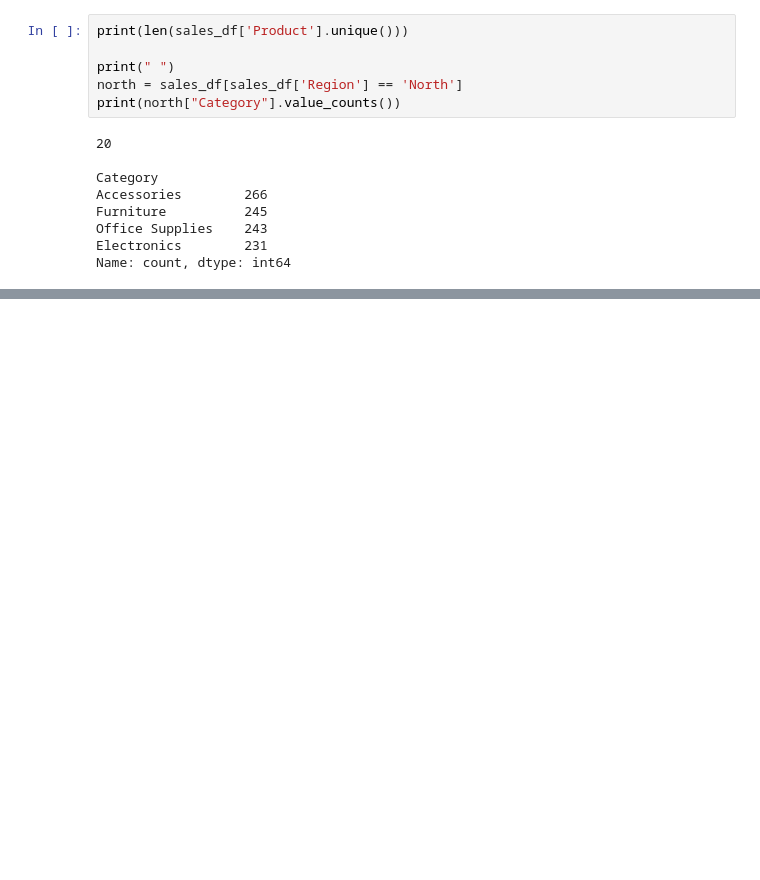
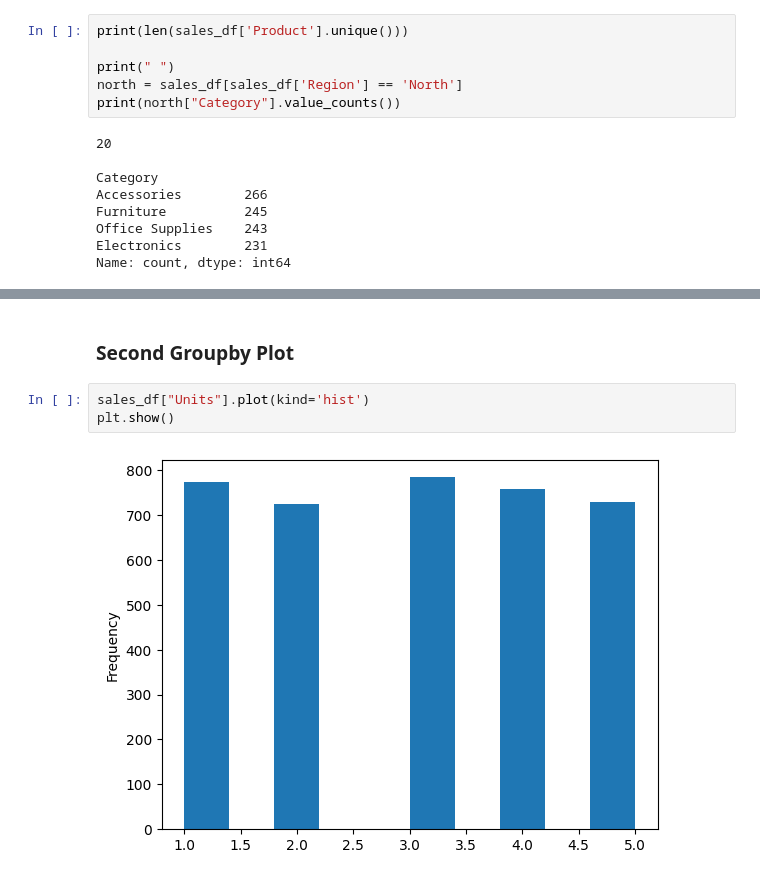
Before and after one commit to adalei1801/unit-3-data-science, a Jupyter notebook: 01_pandas.ipynb, the cells around one changed output, grey strips where cells are left out. Cells and saved outputs as stored; diff of their text form; blank space fills up the shorter version.

```diff
--- a/01_pandas.ipynb
+++ b/01_pandas.ipynb
@@ -418,0 +471,7 @@ Name: count, dtype: int64
+# %% [markdown]
+### Second Groupby Plot
+# %%
+sales_df["Units"].plot(kind='hist')
+plt.show()
+# %% [output]
+[figure, added]
```
Also changed, not shown: parts of 7 cells of this notebook.
